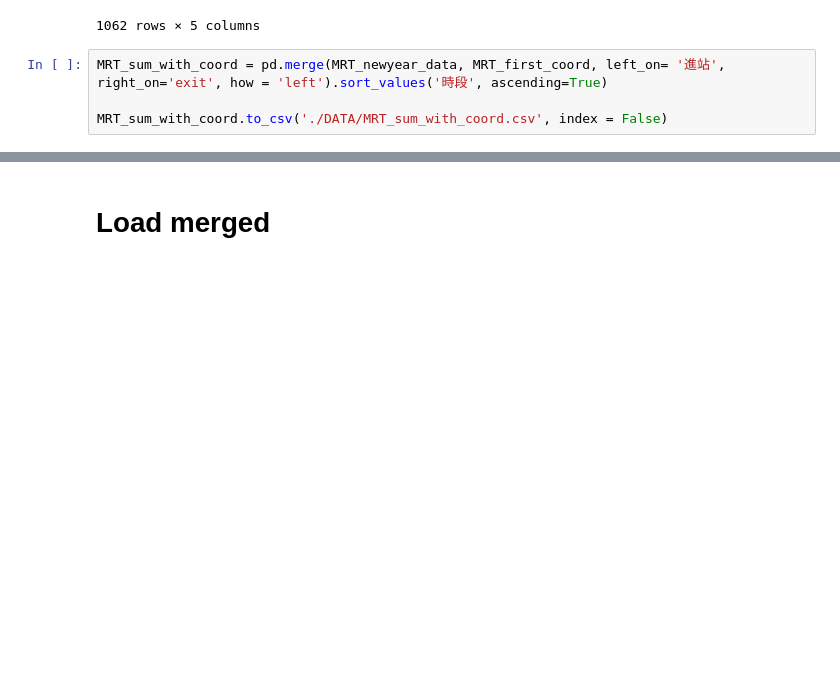
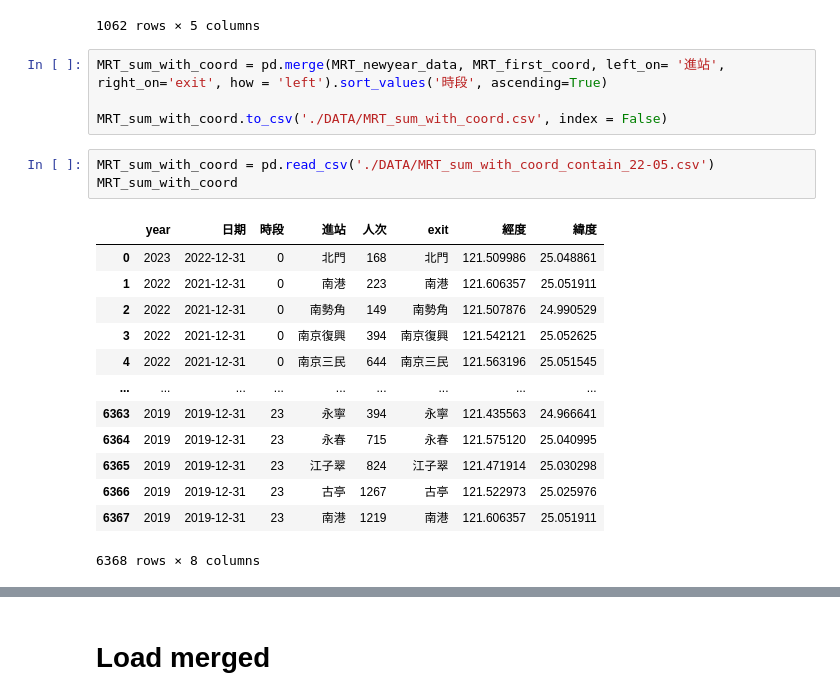
Before and after one commit to eloise-chou/NewYearResolution, a Jupyter notebook: sandbox.ipynb, the cells around one changed output, grey strips where cells are left out. Cells and saved outputs as stored; diff of their text form; blank space fills up the shorter version.

```diff
--- a/sandbox.ipynb
+++ b/sandbox.ipynb
@@ -149,3 +149,20 @@ MRT_newyear_data
 MRT_sum_with_coord = pd.merge(MRT_newyear_data, MRT_first_coord, left_on= '進站', right_on='exit', how = 'left').sort_values('時段', ascending=True)
 
 MRT_sum_with_coord.to_csv('./DATA/MRT_sum_with_coord.csv', index = False)
+# %%
+MRT_sum_with_coord = pd.read_csv('./DATA/MRT_sum_with_coord_contain_22-05.csv')
+MRT_sum_with_coord
+# %% [output]
+|  | year | 日期 | 時段 | 進站 | 人次 | exit | 經度 | 緯度 |
+| 0 | 2023 | 2022-12-31 | 0 | 北門 | 168 | 北門 | 121.509986 | 25.048861 |
+| 1 | 2022 | 2021-12-31 | 0 | 南港 | 223 | 南港 | 121.606357 | 25.051911 |
+| 2 | 2022 | 2021-12-31 | 0 | 南勢角 | 149 | 南勢角 | 121.507876 | 24.990529 |
+| 3 | 2022 | 2021-12-31 | 0 | 南京復興 | 394 | 南京復興 | 121.542121 | 25.052625 |
+| 4 | 2022 | 2021-12-31 | 0 | 南京三民 | 644 | 南京三民 | 121.563196 | 25.051545 |
+| ... | ... | ... | ... | ... | ... | ... | ... | ... |
+| 6363 | 2019 | 2019-12-31 | 23 | 永寧 | 394 | 永寧 | 121.435563 | 24.966641 |
+| 6364 | 2019 | 2019-12-31 | 23 | 永春 | 715 | 永春 | 121.575120 | 25.040995 |
+| 6365 | 2019 | 2019-12-31 | 23 | 江子翠 | 824 | 江子翠 | 121.471914 | 25.030298 |
+| 6366 | 2019 | 2019-12-31 | 23 | 古亭 | 1267 | 古亭 | 121.522973 | 25.025976 |
+| 6367 | 2019 | 2019-12-31 | 23 | 南港 | 1219 | 南港 | 121.606357 | 25.051911 |
+6368 rows × 8 columns
```
Also changed, not shown: parts of 2 cells of this notebook.
